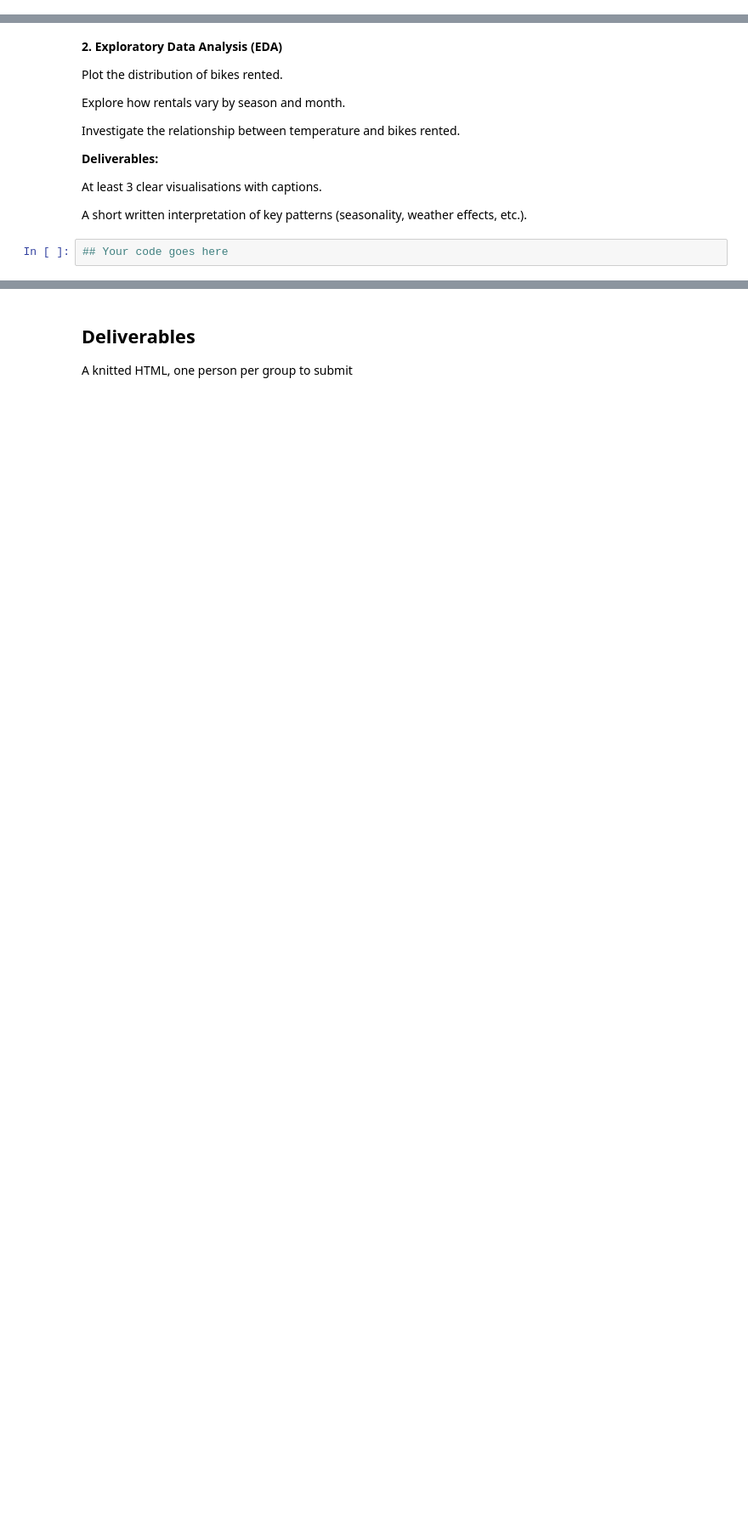
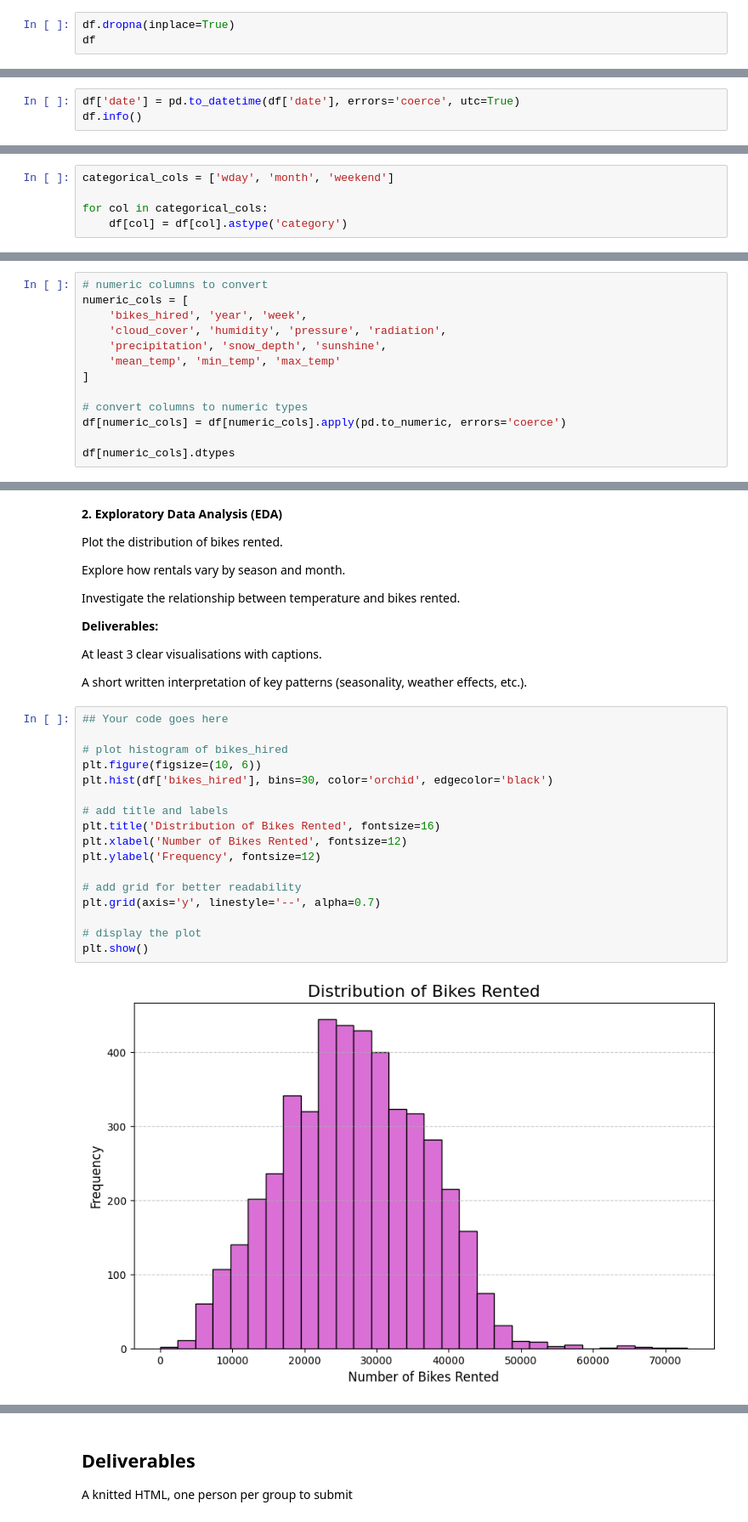
Before and after one commit to alexaromanova/Analytics-through-Coding-Class, a Jupyter notebook: Session_3/Group_Project.ipynb, the cells around one changed output, grey strips where cells are left out. Shown at 85% size. Cells and saved outputs as stored; diff of their text form; blank space fills up the shorter version.

```diff
--- a/Session_3/Group_Project.ipynb
+++ b/Session_3/Group_Project.ipynb
@@ -45,0 +67,3 @@ Ensure numeric columns (e.g., bikes rented, temperature) are in the right format
+# %%
+df.dropna(inplace=True)
+df
@@ -45,0 +104,3 @@ Ensure numeric columns (e.g., bikes rented, temperature) are in the right format
+# %%
+df['date'] = pd.to_datetime(df['date'], errors='coerce', utc=True)
+df.info()
@@ -45,0 +125,5 @@ Ensure numeric columns (e.g., bikes rented, temperature) are in the right format
+# %%
+categorical_cols = ['wday', 'month', 'weekend']
+
+for col in categorical_cols:
+    df[col] = df[col].astype('category')
@@ -45,0 +160,13 @@ Ensure numeric columns (e.g., bikes rented, temperature) are in the right format
+# %%
+# numeric columns to convert
+numeric_cols = [
+    'bikes_hired', 'year', 'week',
+    'cloud_cover', 'humidity', 'pressure', 'radiation',
+    'precipitation', 'snow_depth', 'sunshine',
+    'mean_temp', 'min_temp', 'max_temp'
+]
+
+# convert columns to numeric types
+df[numeric_cols] = df[numeric_cols].apply(pd.to_numeric, errors='coerce')
+
+df[numeric_cols].dtypes
@@ -59,3 +201,20 @@ At least 3 clear visualisations with captions.
 A short written interpretation of key patterns (seasonality, weather effects, etc.).
 # %%
 ## Your code goes here
+
+# plot histogram of bikes_hired
+plt.figure(figsize=(10, 6))
+plt.hist(df['bikes_hired'], bins=30, color='orchid', edgecolor='black')
+
+# add title and labels
+plt.title('Distribution of Bikes Rented', fontsize=16)
+plt.xlabel('Number of Bikes Rented', fontsize=12)
+plt.ylabel('Frequency', fontsize=12)
+
+# add grid for better readability
+plt.grid(axis='y', linestyle='--', alpha=0.7)
+
+# display the plot
+plt.show()
+# %% [output]
+[figure, added]
```
Also changed, not shown: parts of 13 cells of this notebook, 1 other file.
